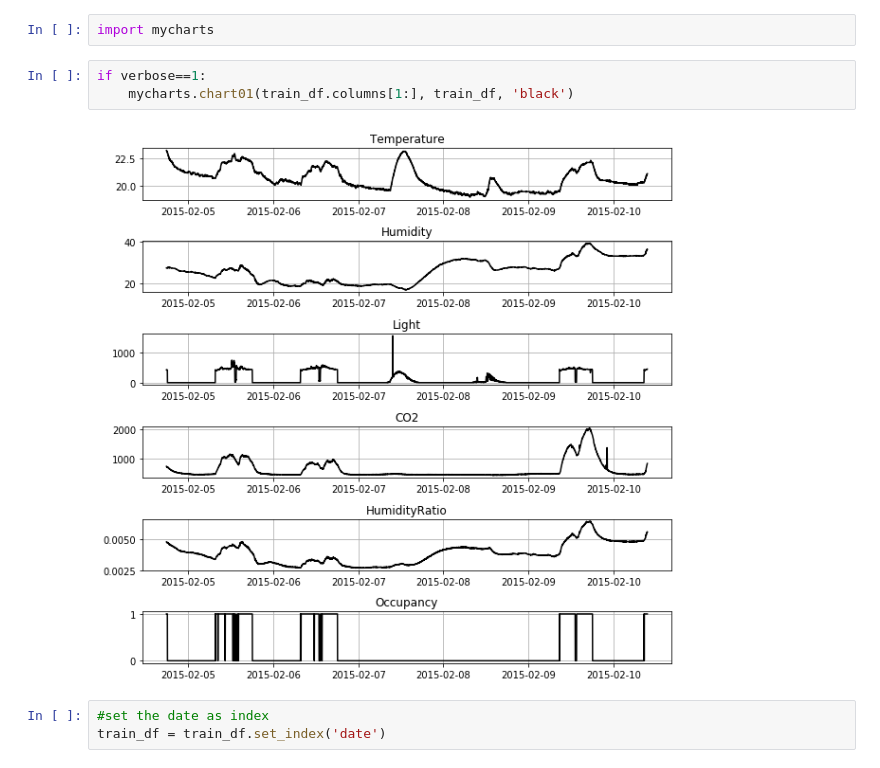
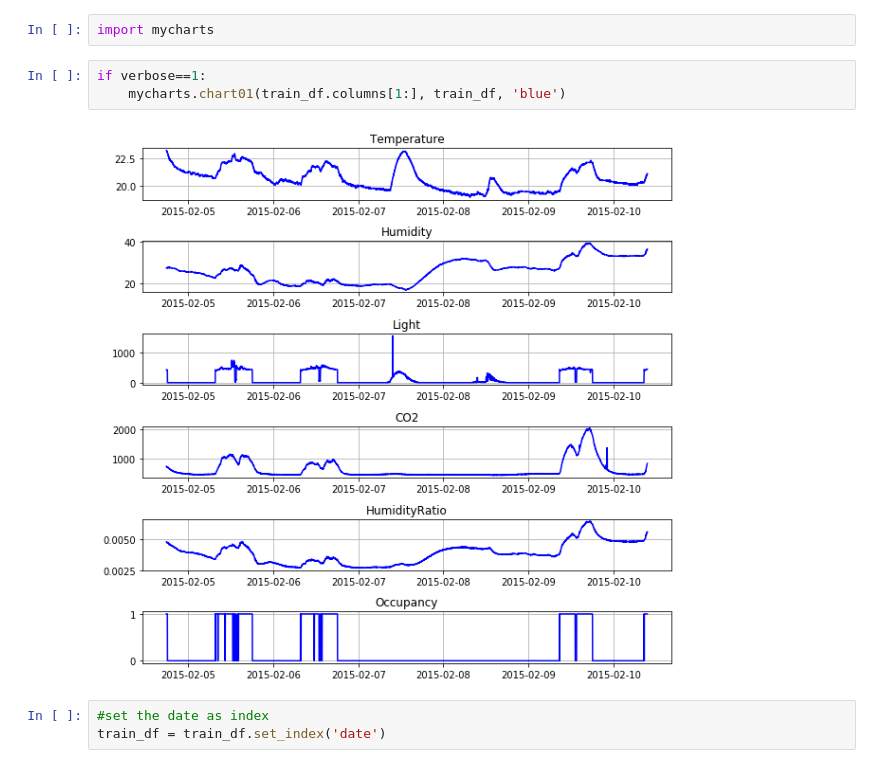
Before and after one commit to koayst/rp_deep_learning, a Jupyter notebook: Question_2/Question2_DLF.ipynb, the cells around one changed output. Drawn from its saved outputs; the diff is of its cells as text.

```diff
--- a/Question_2/Question2_DLF.ipynb
+++ b/Question_2/Question2_DLF.ipynb
@@ -90,9 +90,9 @@ dtype: int64
 import mycharts
 # %%
 if verbose==1:
-    mycharts.chart01(train_df.columns[1:], train_df, 'black')
+    mycharts.chart01(train_df.columns[1:], train_df, 'blue')
 # %% [output]
-[figure, old version]
+[figure, new version]
 # %%
 #set the date as index
 train_df = train_df.set_index('date')
```
Also changed, not shown: parts of 4 cells of this notebook, 1 other file.
